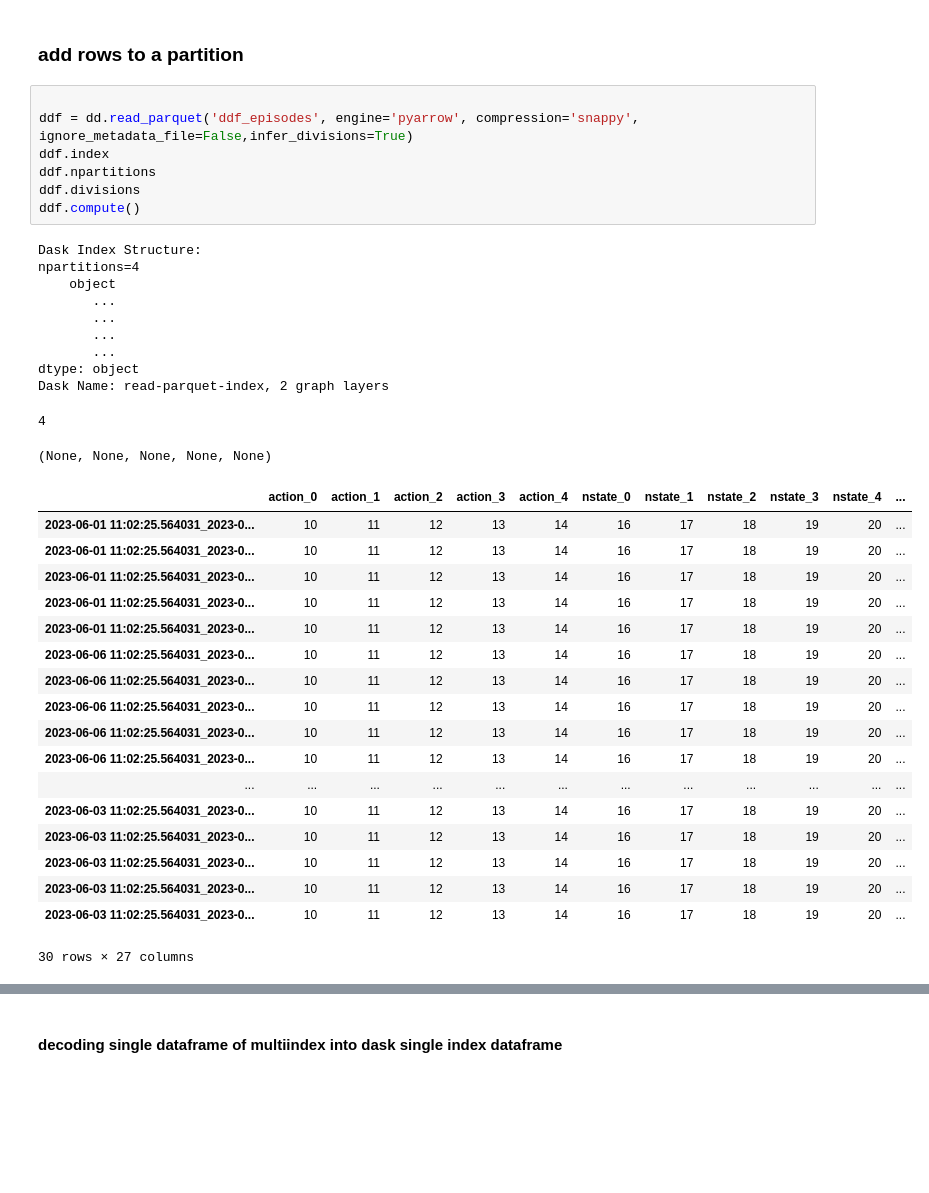
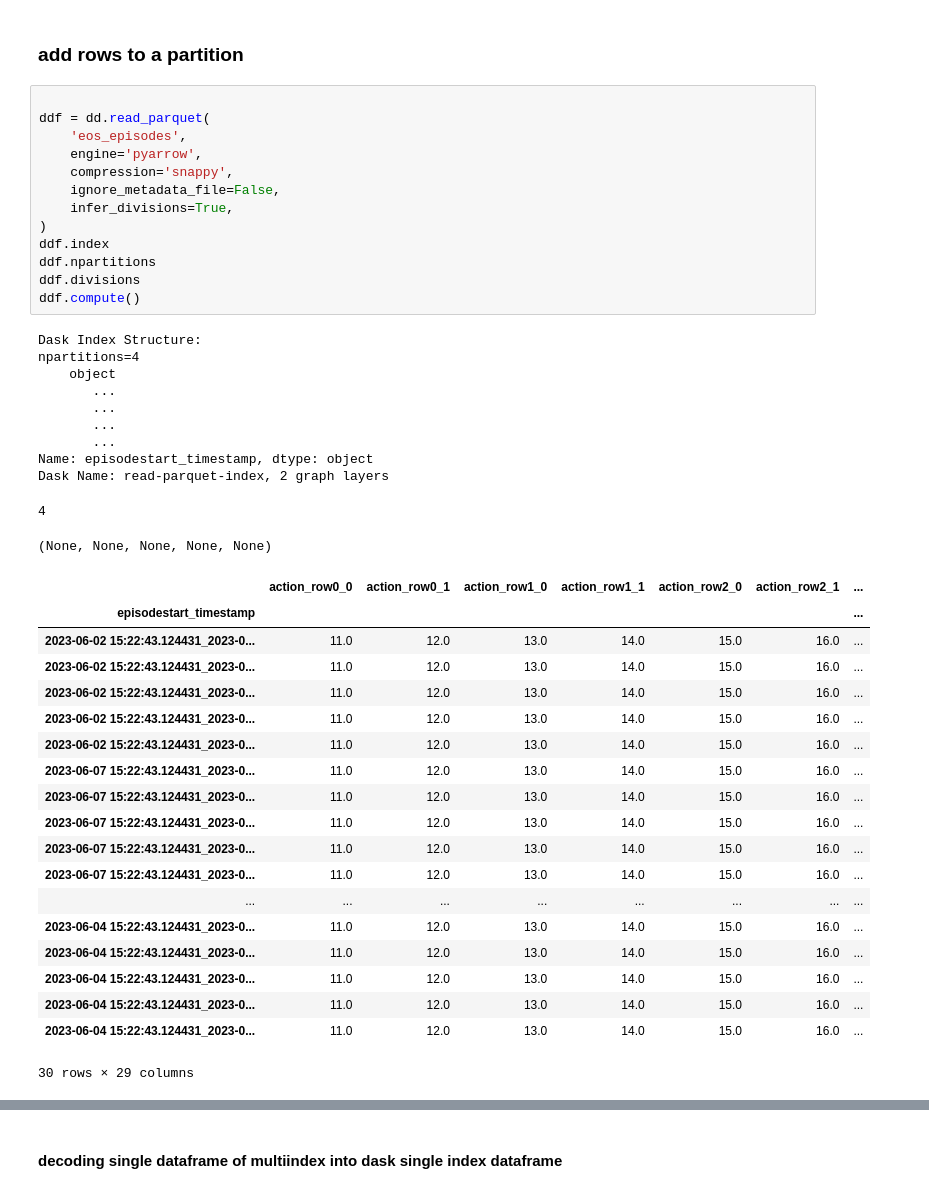
Before and after one commit to Binjian/eos, a Jupyter notebook: eos/utils/eos_timeseries_dataframe.ipynb, the cells around one changed output, grey strips where cells are left out. Cells and saved outputs as stored; diff of their text form; blank space fills up the shorter version.

```diff
--- a/eos/utils/eos_timeseries_dataframe.ipynb
+++ b/eos/utils/eos_timeseries_dataframe.ipynb
@@ -3041,40 +2740,47 @@ MultiIndex([('2023-06-01 11:02:25.564031', '2023-06-08 11:02:22.564579'),
 ### add rows to a partition
 # %%
 
-ddf = dd.read_parquet('ddf_episodes', engine='pyarrow', compression='snappy', ignore_metadata_file=False,infer_divisions=True)
+ddf = dd.read_parquet(
+    'eos_episodes',
+    engine='pyarrow',
+    compression='snappy',
+    ignore_metadata_file=False,
+    infer_divisions=True,
+)
 ddf.index
 ddf.npartitions
 ddf.divisions
 ddf.compute()
 # %% [output]
 Dask Index Structure:
 npartitions=4
     object
        ...
        ...
        ...
        ...
-dtype: object
+Name: episodestart_timestamp, dtype: object
 Dask Name: read-parquet-index, 2 graph layers
 4
 (None, None, None, None, None)
-|  | action_0 | action_1 | action_2 | action_3 | action_4 | nstate_0 | nstate_1 | nstate_2 | nstate_3 | nstate_4 | ... |
-| 2023-06-01 11:02:25.564031_2023-0... | 10 | 11 | 12 | 13 | 14 | 16 | 17 | 18 | 19 | 20 | ... |
-| 2023-06-01 11:02:25.564031_2023-0... | 10 | 11 | 12 | 13 | 14 | 16 | 17 | 18 | 19 | 20 | ... |
-| 2023-06-01 11:02:25.564031_2023-0... | 10 | 11 | 12 | 13 | 14 | 16 | 17 | 18 | 19 | 20 | ... |
-| 2023-06-01 11:02:25.564031_2023-0... | 10 | 11 | 12 | 13 | 14 | 16 | 17 | 18 | 19 | 20 | ... |
-| 2023-06-01 11:02:25.564031_2023-0... | 10 | 11 | 12 | 13 | 14 | 16 | 17 | 18 | 19 | 20 | ... |
-| 2023-06-06 11:02:25.564031_2023-0... | 10 | 11 | 12 | 13 | 14 | 16 | 17 | 18 | 19 | 20 | ... |
-| 2023-06-06 11:02:25.564031_2023-0... | 10 | 11 | 12 | 13 | 14 | 16 | 17 | 18 | 19 | 20 | ... |
-| 2023-06-06 11:02:25.564031_2023-0... | 10 | 11 | 12 | 13 | 14 | 16 | 17 | 18 | 19 | 20 | ... |
-| 2023-06-06 11:02:25.564031_2023-0... | 10 | 11 | 12 | 13 | 14 | 16 | 17 | 18 | 19 | 20 | ... |
-| 2023-06-06 11:02:25.564031_2023-0... | 10 | 11 | 12 | 13 | 14 | 16 | 17 | 18 | 19 | 20 | ... |
-| ... | ... | ... | ... | ... | ... | ... | ... | ... | ... | ... | ... |
-| 2023-06-03 11:02:25.564031_2023-0... | 10 | 11 | 12 | 13 | 14 | 16 | 17 | 18 | 19 | 20 | ... |
-| 2023-06-03 11:02:25.564031_2023-0... | 10 | 11 | 12 | 13 | 14 | 16 | 17 | 18 | 19 | 20 | ... |
-| 2023-06-03 11:02:25.564031_2023-0... | 10 | 11 | 12 | 13 | 14 | 16 | 17 | 18 | 19 | 20 | ... |
-| 2023-06-03 11:02:25.564031_2023-0... | 10 | 11 | 12 | 13 | 14 | 16 | 17 | 18 | 19 | 20 | ... |
-| 2023-06-03 11:02:25.564031_2023-0... | 10 | 11 | 12 | 13 | 14 | 16 | 17 | 18 | 19 | 20 | ... |
+|  | action_row0_0 | action_row0_1 | action_row1_0 | action_row1_1 | action_row2_0 | action_row2_1 | ... |
+| episodestart_timestamp |  |  |  |  |  |  | ... |
+| 2023-06-02 15:22:43.124431_2023-0... | 11.0 | 12.0 | 13.0 | 14.0 | 15.0 | 16.0 | ... |
+| 2023-06-02 15:22:43.124431_2023-0... | 11.0 | 12.0 | 13.0 | 14.0 | 15.0 | 16.0 | ... |
+| 2023-06-02 15:22:43.124431_2023-0... | 11.0 | 12.0 | 13.0 | 14.0 | 15.0 | 16.0 | ... |
+| 2023-06-02 15:22:43.124431_2023-0... | 11.0 | 12.0 | 13.0 | 14.0 | 15.0 | 16.0 | ... |
+| 2023-06-02 15:22:43.124431_2023-0... | 11.0 | 12.0 | 13.0 | 14.0 | 15.0 | 16.0 | ... |
+| 2023-06-07 15:22:43.124431_2023-0... | 11.0 | 12.0 | 13.0 | 14.0 | 15.0 | 16.0 | ... |
+| 2023-06-07 15:22:43.124431_2023-0... | 11.0 | 12.0 | 13.0 | 14.0 | 15.0 | 16.0 | ... |
+| 2023-06-07 15:22:43.124431_2023-0... | 11.0 | 12.0 | 13.0 | 14.0 | 15.0 | 16.0 | ... |
+| 2023-06-07 15:22:43.124431_2023-0... | 11.0 | 12.0 | 13.0 | 14.0 | 15.0 | 16.0 | ... |
+| 2023-06-07 15:22:43.124431_2023-0... | 11.0 | 12.0 | 13.0 | 14.0 | 15.0 | 16.0 | ... |
+| ... | ... | ... | ... | ... | ... | ... | ... |
+| 2023-06-04 15:22:43.124431_2023-0... | 11.0 | 12.0 | 13.0 | 14.0 | 15.0 | 16.0 | ... |
+| 2023-06-04 15:22:43.124431_2023-0... | 11.0 | 12.0 | 13.0 | 14.0 | 15.0 | 16.0 | ... |
+| 2023-06-04 15:22:43.124431_2023-0... | 11.0 | 12.0 | 13.0 | 14.0 | 15.0 | 16.0 | ... |
+| 2023-06-04 15:22:43.124431_2023-0... | 11.0 | 12.0 | 13.0 | 14.0 | 15.0 | 16.0 | ... |
+| 2023-06-04 15:22:43.124431_2023-0... | 11.0 | 12.0 | 13.0 | 14.0 | 15.0 | 16.0 | ... |
-30 rows × 27 columns
+30 rows × 29 columns
 # %%
 dfs_episode5 = dfs_episode.copy()
```
Also changed, not shown: parts of 122 cells of this notebook.
